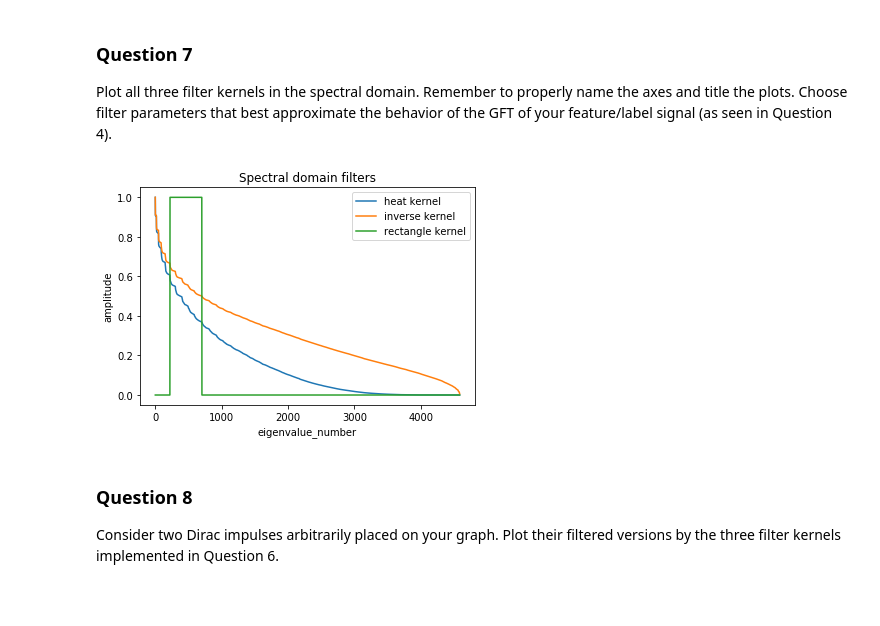
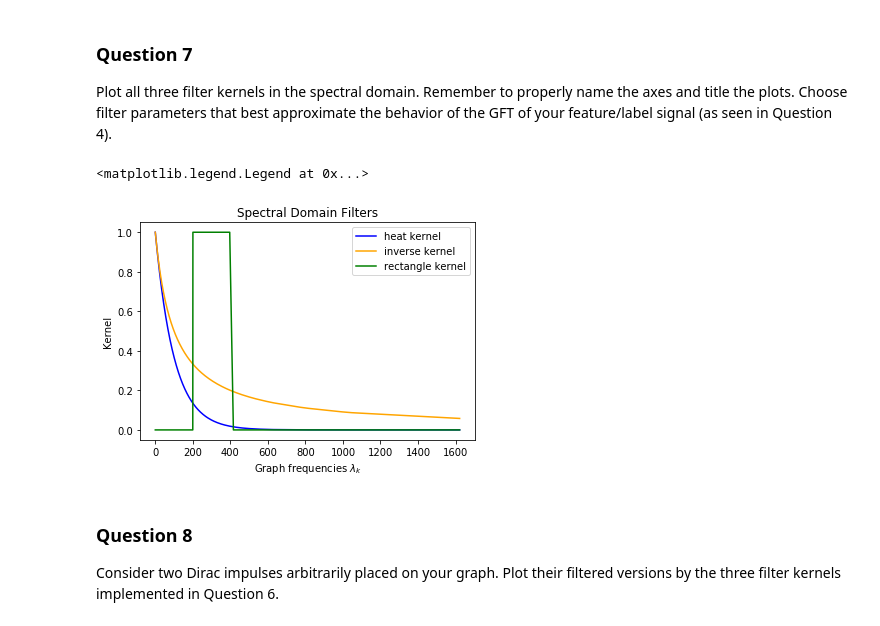
Before and after one commit to isabelaconstantin/wikinet, a Jupyter notebook: milestone4/4_graph_signal_processing.ipynb, the cells around one changed output. Saved outputs shown, nothing was run; the diff lists cells and outputs as text; code cells hidden in the pictures; blank space fills up the shorter version.

```diff
--- a/milestone4/4_graph_signal_processing.ipynb
+++ b/milestone4/4_graph_signal_processing.ipynb
@@ -341,15 +356,18 @@ def graph_filter(x, kernel, **kwargs):
 
 Plot all three filter kernels in the spectral domain. Remember to properly name the axes and title the plots. Choose filter parameters that best approximate the behavior of the GFT of your feature/label signal (as seen in Question 4).
 # %%
-plt.plot(heat_kernel(e, 0.1), label='heat kernel')
-plt.plot(inverse_kernel(e, 0.1), label='inverse kernel')
-plt.plot(rectangle_kernel(e, 5, 10), label='rectangle kernel')
-plt.ylabel('amplitude')
-plt.xlabel('eigenvalue_number')
-plt.title('Spectral domain filters')
-plt.legend();
+fig = plt.figure()
+ax = plt.gca()
+ax.plot(e,heat_kernel(e, 0.01), c='blue', label='heat kernel')
+ax.plot(e,inverse_kernel(e, 0.01), c='orange',label='inverse kernel')
+ax.plot(e,rectangle_kernel(e, 200, 400), c='green', label='rectangle kernel')
+plt.xlabel('Graph frequencies $\lambda_k$')
+plt.ylabel('Kernel')
+plt.title('Spectral Domain Filters')
+plt.legend()
 # %% [output]
+<matplotlib.legend.Legend at 0x...>
-[figure, old version]
+[figure, new version]
 # %% [markdown]
 ### Question 8
 
```
Also changed, not shown: parts of 26 cells of this notebook.
